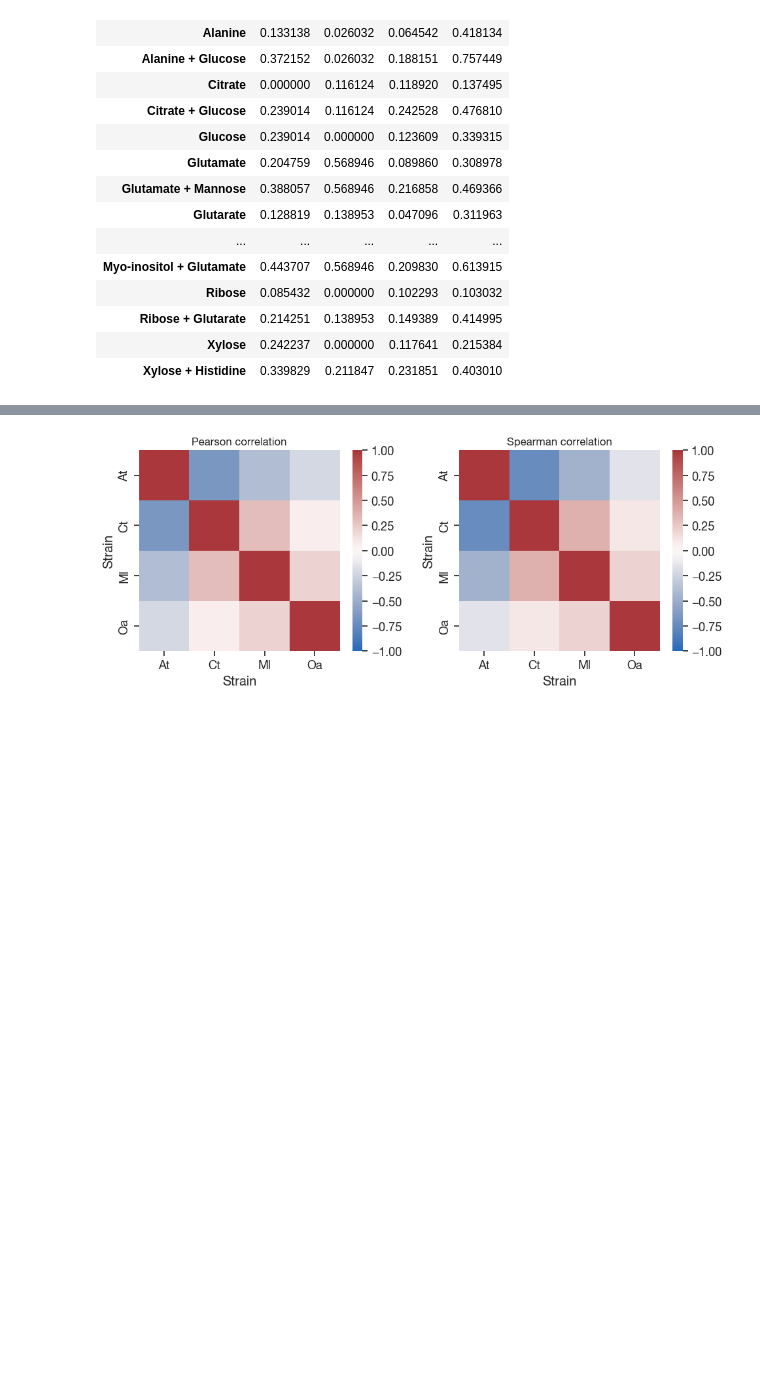
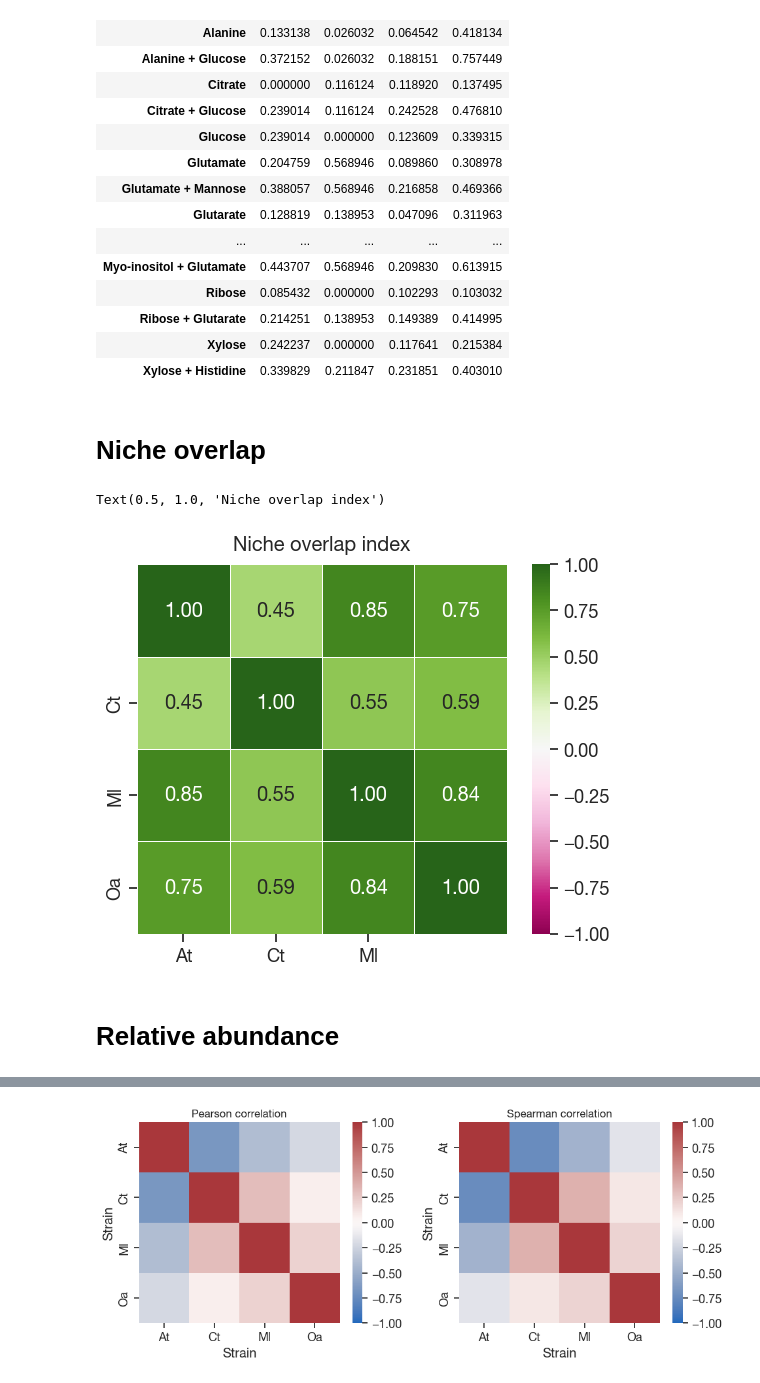
Before and after one commit to sulheim/coexistence, a Jupyter notebook: notebooks/2_assembly_1/2B_analyse_assembly_2.ipynb, the cells around one changed output, grey strips where cells are left out. Drawn from its saved outputs; the diff is of its cells as text; code cells hidden in the pictures; blank space fills up the shorter version.

```diff
--- a/notebooks/2_assembly_1/2B_analyse_assembly_2.ipynb
+++ b/notebooks/2_assembly_1/2B_analyse_assembly_2.ipynb
@@ -1157,7 +1091,7 @@ p_matrix = pd.DataFrame(index = species_list, columns = species_list)
 # Annotate with significance stars
 for s1 in species_list:
     for s2 in species_list:
-        r, p = pearsonr(egr_matrix[s1], egr_matrix[s2])
+        r, p = st.pearsonr(egr_matrix[s1], egr_matrix[s2])
         # corr_dict[(s1,s2)] = r
         p_matrix.loc[s1,s2] = p
 
@@ -1195,7 +1150,8 @@ p_matrix = pd.DataFrame(index = species_list, columns = species_list)
 # Annotate with significance stars
 for s1 in species_list:
     for s2 in species_list:
-        r, p = pearsonr(egr_matrix[s1], egr_matrix[s2])
+        # r, p = st.spearmanr(egr_matrix[s1], egr_matrix[s2])
+        r, p = st.pearsonr(egr_matrix[s1], egr_matrix[s2])
         # corr_dict[(s1,s2)] = r
         p_matrix.loc[s1,s2] = p
 
@@ -1261,3 +1217,35 @@ df_mean78.pivot(index='Carbon source', columns='Species', values='max_growth_rat
 | Ribose + Glutarate | 0.214251 | 0.138953 | 0.149389 | 0.414995 |
 | Xylose | 0.242237 | 0.000000 | 0.117641 | 0.215384 |
 | Xylose + Histidine | 0.339829 | 0.211847 | 0.231851 | 0.403010 |
+# %% [markdown]
+# Niche overlap
+# %%
+rate_binary = rate_df.loc[rate_df['# CS'] == 1].pivot(columns = 'Species', index = 'Carbon source', values = 'Binary growth evaluation')
+# %%
+noi_matrix = pd.DataFrame(np.zeros((4,4)), index = species_list, columns = species_list)
+
+for i, s1 in enumerate(species_list):
+    for s2 in species_list:
+        noi_matrix.loc[s1,s2] = sum(rate_binary[[s1, s2]].all(axis=1))/sum(rate_binary[[s1, s2]].any(axis=1))
+# %%
+
+ax = sns.heatmap(noi_matrix,
+            cmap='PiYG', vmin = -1, vmax = 1, square=True,
+            annot=True,#noi_matrix.where(~mask, ''),  # Only annotate lower triangle
+            fmt='.2f',  # Use string format since we're providing custom annotations
+
+            # mask = np.triu(np.ones((4,4)),0),
+            # fmt = '.2f',
+            linewidths=0.5, linecolor='white',
+            )
+
+plt.xlabel('')
+plt.ylabel('')
+ax.set_xticks(ax.get_xticks()[:-1])  # Exclude the last tick
+ax.set_yticks(ax.get_yticks()[1:])
+plt.title('Niche overlap index', pad = 10)
+# %% [output]
+Text(0.5, 1.0, 'Niche overlap index')
+[figure, added]
+# %% [markdown]
+# Relative abundance
```
Also changed, not shown: parts of 29 cells of this notebook, 5 other files.
